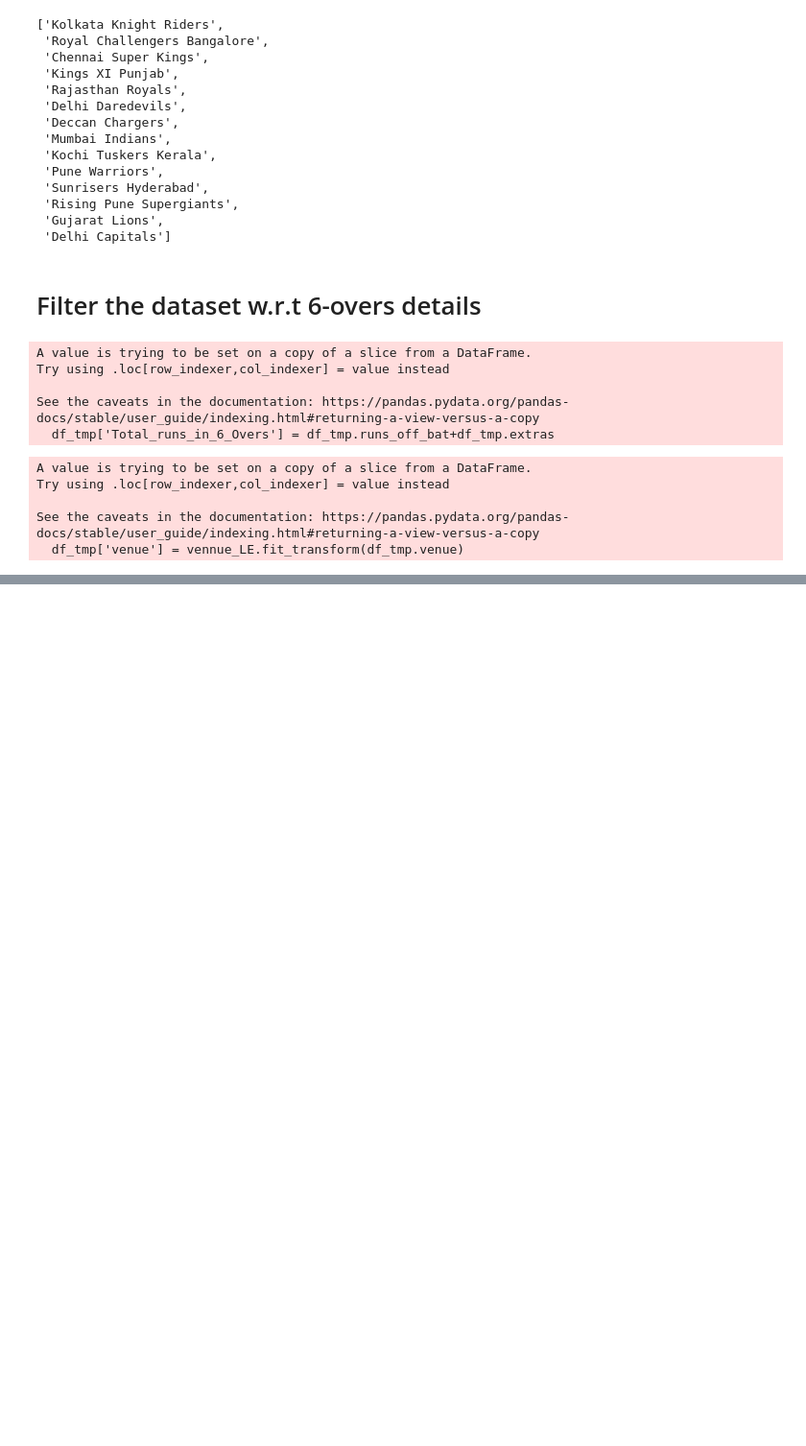
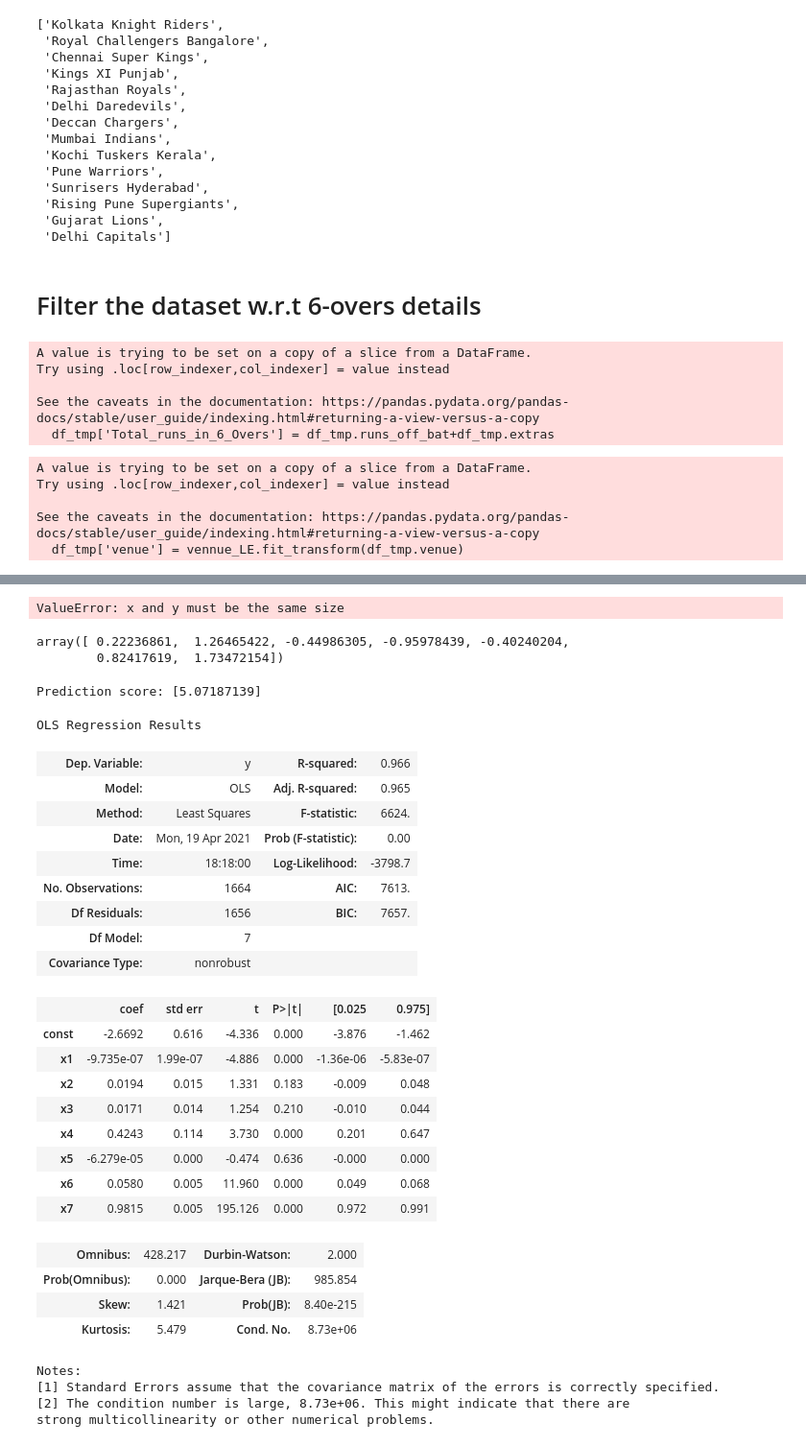
Before and after one commit to praveenraghuvanshi1512/cricket-analytics-and-predictions, a Jupyter notebook: iit-m-hackhathon/predict_IPLData_6thOver_Score.ipynb, the cells around one changed output, grey strips where cells are left out. Shown: that part at 96% size. Saved outputs shown, nothing was run; the diff lists cells and outputs as text; code cells hidden in the pictures; blank space fills up the shorter version.

Commit message:
Cricket prediction notebook

```diff
--- a/iit-m-hackhathon/predict_IPLData_6thOver_Score.ipynb
+++ b/iit-m-hackhathon/predict_IPLData_6thOver_Score.ipynb
@@ -124,0 +151,2 @@ df_tmp.groupby(['match_id','batting_team','innings']).sum().to_csv('6_overs_all_
+# %%
+df_6_overs = pd.read_csv('dataset/6_overs_all_match_details.csv')
@@ -124,0 +181,6 @@ df_tmp.groupby(['match_id','batting_team','innings']).sum().to_csv('6_overs_all_
+# %%
+from sklearn.preprocessing import LabelEncoder
+label_encoder = LabelEncoder()
+df_6_overs['batting_team'] = label_encoder.fit_transform(df_6_overs['batting_team'])
+df_6_overs['bowling_team'] = label_encoder.fit_transform(df_6_overs['bowling_team'])
+print(df_6_overs.head())
@@ -124,0 +201,3 @@ df_tmp.groupby(['match_id','batting_team','innings']).sum().to_csv('6_overs_all_
+# %%
+X = df_6_overs.iloc[:,0:7].values
+y = df_6_overs.iloc[:,8].values
@@ -124,0 +267,52 @@ df_tmp.groupby(['match_id','batting_team','innings']).sum().to_csv('6_overs_all_
+# %%
+import matplotlib.pyplot as plt
+plt.scatter(X_test, y_test, color ='b')
+plt.plot(X_test, y_pred, color ='k')
+# %% [output]
+ValueError: x and y must be the same size
+# %%
+X_test[0]
+# %% [output]
+array([ 0.22236861,  1.26465422, -0.44986305, -0.95978439, -0.40240204,
+        0.82417619,  1.73472154])
+# %%
+import numpy as np
+new_prediction = lin.predict(sc.transform(np.array([[321548,12,5,1,342, 110.0, 1]])))
+print("Prediction score:" , new_prediction)
+# %% [output]
+Prediction score: [5.07187139]
+# %%
+import statsmodels.api as ssm
+
+X=ssm.add_constant(X)
+model= ssm.OLS(y,X).fit()
+predictions= model.summary()
+predictions
+# %% [output]
+OLS Regression Results
+| Dep. Variable: | y | R-squared: | 0.966 |
+| Model: | OLS | Adj. R-squared: | 0.965 |
+| Method: | Least Squares | F-statistic: | 6624. |
+| Date: | Mon, 19 Apr 2021 | Prob (F-statistic): | 0.00 |
+| Time: | 18:18:00 | Log-Likelihood: | -3798.7 |
+| No. Observations: | 1664 | AIC: | 7613. |
+| Df Residuals: | 1656 | BIC: | 7657. |
+| Df Model: | 7 |  |  |
+| Covariance Type: | nonrobust |  |  |
+|  | coef | std err | t | P>|t| | [0.025 | 0.975] |
+| const | -2.6692 | 0.616 | -4.336 | 0.000 | -3.876 | -1.462 |
+| x1 | -9.735e-07 | 1.99e-07 | -4.886 | 0.000 | -1.36e-06 | -5.83e-07 |
+| x2 | 0.0194 | 0.015 | 1.331 | 0.183 | -0.009 | 0.048 |
+| x3 | 0.0171 | 0.014 | 1.254 | 0.210 | -0.010 | 0.044 |
+| x4 | 0.4243 | 0.114 | 3.730 | 0.000 | 0.201 | 0.647 |
+| x5 | -6.279e-05 | 0.000 | -0.474 | 0.636 | -0.000 | 0.000 |
+| x6 | 0.0580 | 0.005 | 11.960 | 0.000 | 0.049 | 0.068 |
+| x7 | 0.9815 | 0.005 | 195.126 | 0.000 | 0.972 | 0.991 |
+| Omnibus: | 428.217 | Durbin-Watson: | 2.000 |
+| Prob(Omnibus): | 0.000 | Jarque-Bera (JB): | 985.854 |
+| Skew: | 1.421 | Prob(JB): | 8.40e-215 |
+| Kurtosis: | 5.479 | Cond. No. | 8.73e+06 |
+Notes:
+[1] Standard Errors assume that the covariance matrix of the errors is correctly specified.
+[2] The condition number is large, 8.73e+06. This might indicate that there are
+strong multicollinearity or other numerical problems.
```
Also changed, not shown: parts of 15 cells of this notebook, 3 other files.
